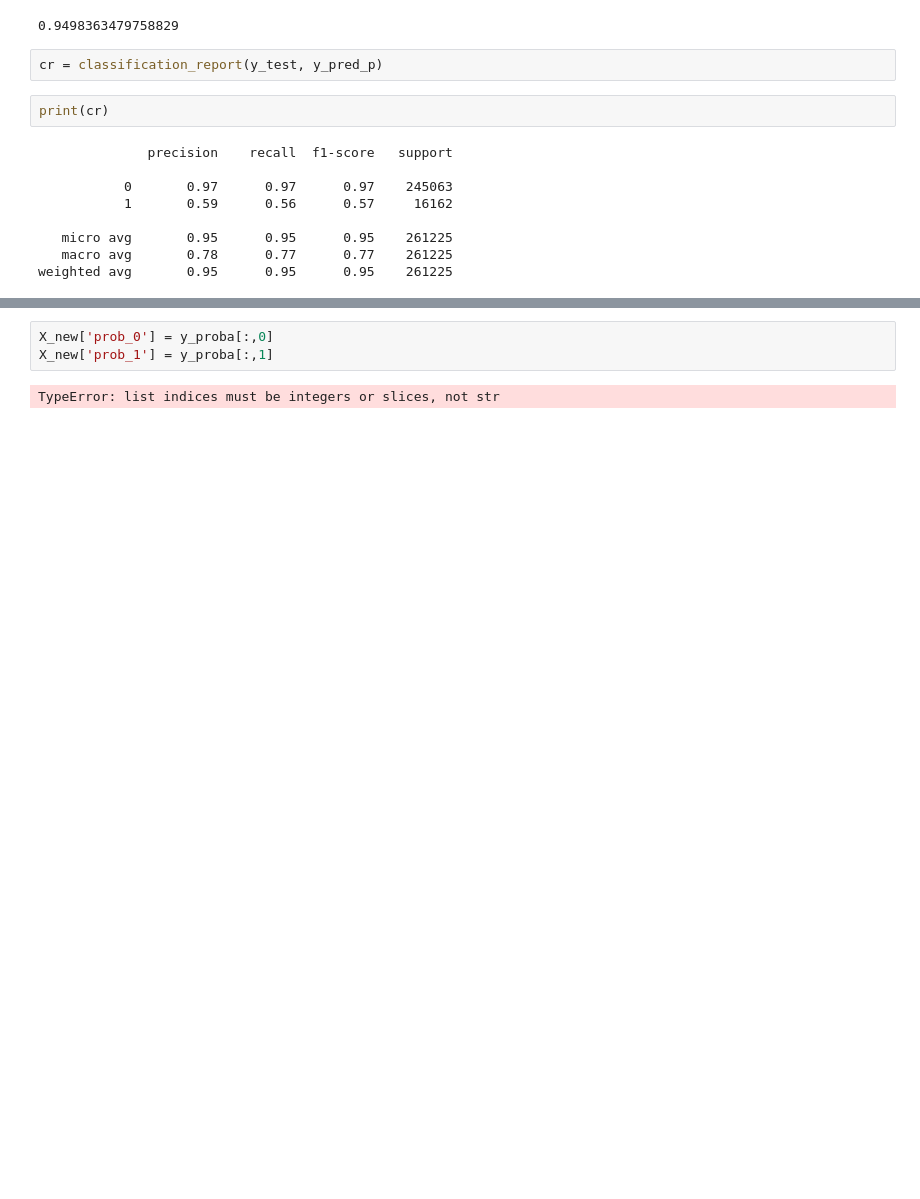
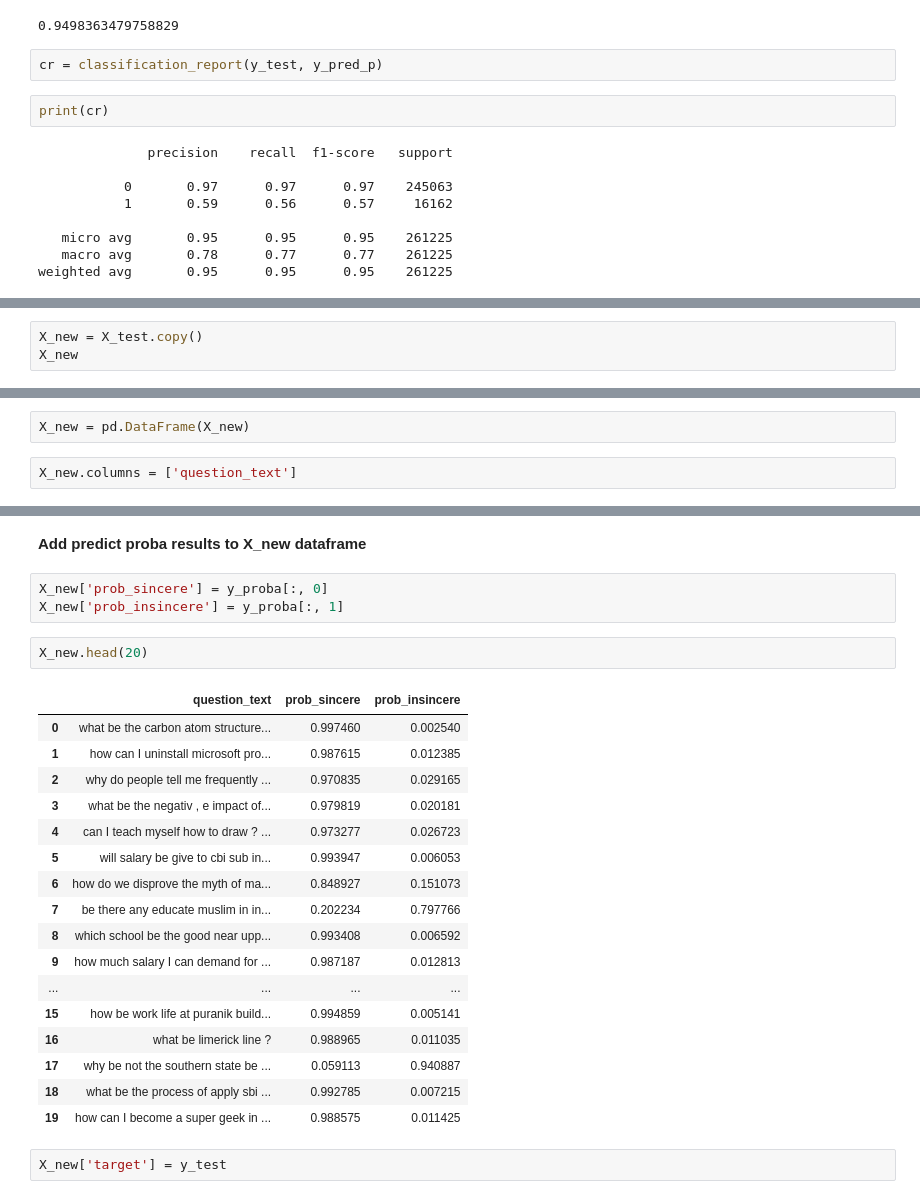
Before and after one commit to moneynass/Kaggle_competition_quora, a Jupyter notebook: notebooks/Kaggle_Quora_2.ipynb, the cells around one changed output, grey strips where cells are left out. Drawn from its saved outputs; the diff is of its cells as text; blank space fills up the shorter version.

```diff
--- a/notebooks/Kaggle_Quora_2.ipynb
+++ b/notebooks/Kaggle_Quora_2.ipynb
@@ -182,0 +193,3 @@ weighted avg       0.95      0.95      0.95    261225
+# %%
+X_new = X_test.copy()
+X_new
@@ -182,0 +214,4 @@ weighted avg       0.95      0.95      0.95    261225
+# %%
+X_new = pd.DataFrame(X_new)
+# %%
+X_new.columns = ['question_text']
@@ -183,5 +227,27 @@ weighted avg       0.95      0.95      0.95    261225
+# %% [markdown]
+**Add predict proba results to X_new dataframe**
 # %%
-X_new['prob_0'] = y_proba[:,0]
-X_new['prob_1'] = y_proba[:,1]
+X_new['prob_sincere'] = y_proba[:, 0]
+X_new['prob_insincere'] = y_proba[:, 1]
-# %% [output]
-TypeError: list indices must be integers or slices, not str
+# %%
+X_new.head(20)
+# %% [output]
+|  | question_text | prob_sincere | prob_insincere |
+| 0 | what be the carbon atom structure... | 0.997460 | 0.002540 |
+| 1 | how can I uninstall microsoft pro... | 0.987615 | 0.012385 |
+| 2 | why do people tell me frequently ... | 0.970835 | 0.029165 |
+| 3 | what be the negativ , e impact of... | 0.979819 | 0.020181 |
+| 4 | can I teach myself how to draw ? ... | 0.973277 | 0.026723 |
+| 5 | will salary be give to cbi sub in... | 0.993947 | 0.006053 |
+| 6 | how do we disprove the myth of ma... | 0.848927 | 0.151073 |
+| 7 | be there any educate muslim in in... | 0.202234 | 0.797766 |
+| 8 | which school be the good near upp... | 0.993408 | 0.006592 |
+| 9 | how much salary I can demand for ... | 0.987187 | 0.012813 |
+| ... | ... | ... | ... |
+| 15 | how be work life at puranik build... | 0.994859 | 0.005141 |
+| 16 | what be limerick line ? | 0.988965 | 0.011035 |
+| 17 | why be not the southern state be ... | 0.059113 | 0.940887 |
+| 18 | what be the process of apply sbi ... | 0.992785 | 0.007215 |
+| 19 | how can I become a super geek in ... | 0.988575 | 0.011425 |
+# %%
+X_new['target'] = y_test
```
Also changed, not shown: parts of 15 cells of this notebook.
